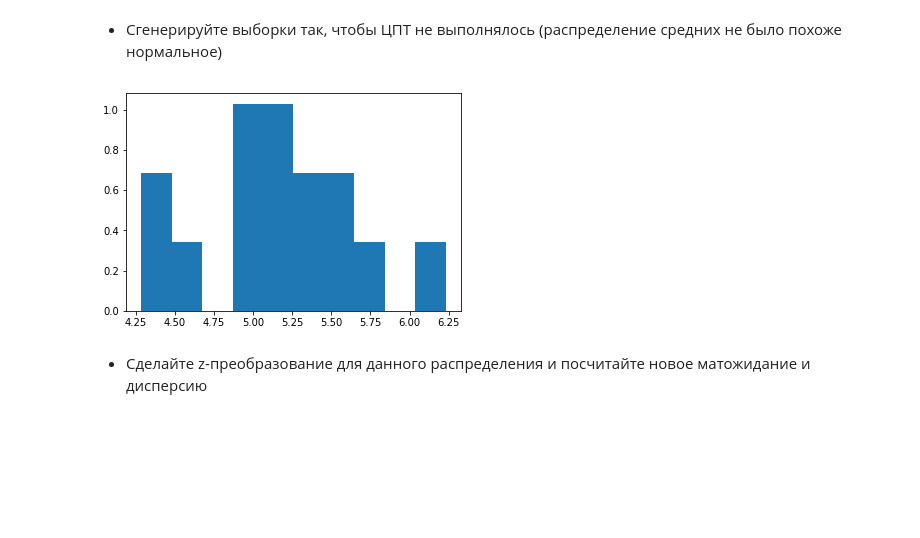
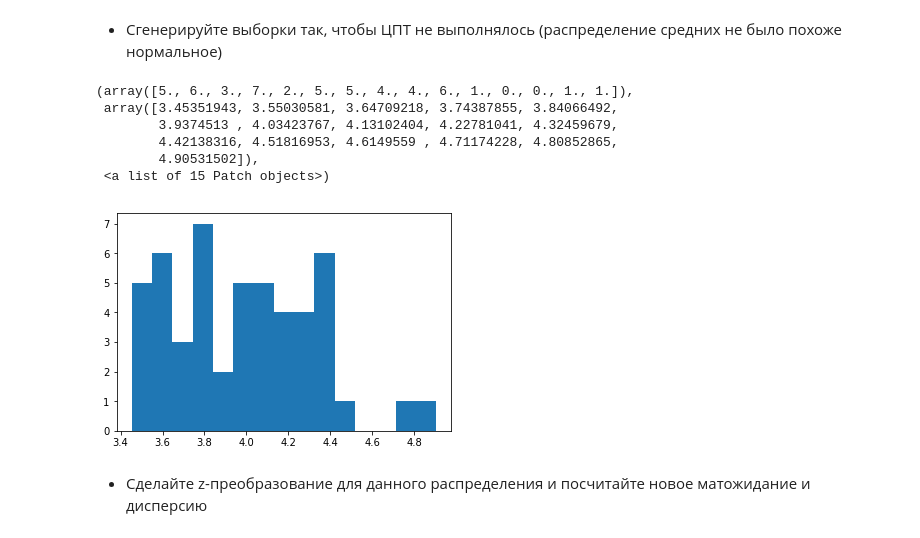
Before and after one commit to dsemen/netology, a Jupyter notebook: hw2_stats.ipynb, the cells around one changed output. Saved outputs shown, nothing was run; the diff lists cells and outputs as text; code cells hidden in the pictures; blank space fills up the shorter version.

```diff
--- a/hw2_stats.ipynb
+++ b/hw2_stats.ipynb
@@ -157,17 +169,21 @@ print("ВЫборочное среднее равно: {}".format(np.array(mean)
 # %% [markdown]
 - Сгенерируйте выборки так, чтобы ЦПТ не выполнялось (распределение средних не было похоже нормальное)
-# %%
-norm_1 = stats.norm(5, 2)
-norm_2 = stats.norm(2, 1)
-means = []
-for i in range(15):
-    sample = norm_1.rvs(10)
-    means.append(sample.mean())
-
-plt.hist(means, density=True)
-plt.show()
-# %% [output]
-[figure, removed]
+# %%
+norm_rv = stats.expon(3)
+mean_norm_samples = [] # пустой словарь, в который поместим полученные средние
+for i in range(50):
+    sample = norm_rv.rvs(10)
+    mean_norm_sample = sum(sample)/len(sample)
+    mean_norm_samples.append(mean_norm_sample)
+plt.hist(mean_norm_samples, bins=15)
+# %% [output]
+(array([5., 6., 3., 7., 2., 5., 5., 4., 4., 6., 1., 0., 0., 1., 1.]),
+ array([3.45351943, 3.55030581, 3.64709218, 3.74387855, 3.84066492,
+        3.9374513 , 4.03423767, 4.13102404, 4.22781041, 4.32459679,
+        4.42138316, 4.51816953, 4.6149559 , 4.71174228, 4.80852865,
+        4.90531502]),
+ <a list of 15 Patch objects>)
+[figure, added]
 # %% [markdown]
 - Сделайте z-преобразование для данного распределения и посчитайте новое матожидание и дисперсию
 # %%
```
Also changed, not shown: parts of 2 cells of this notebook.
